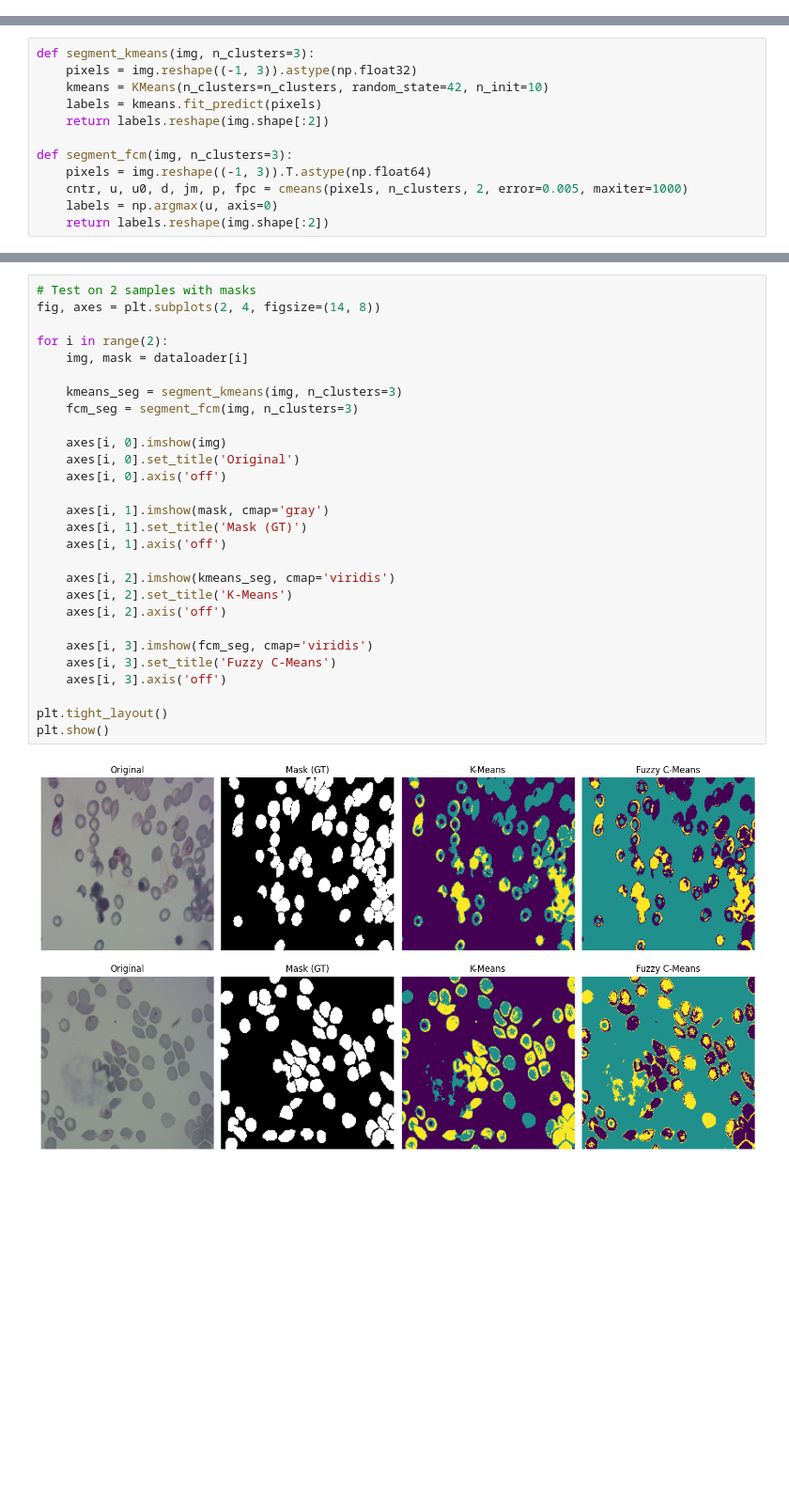
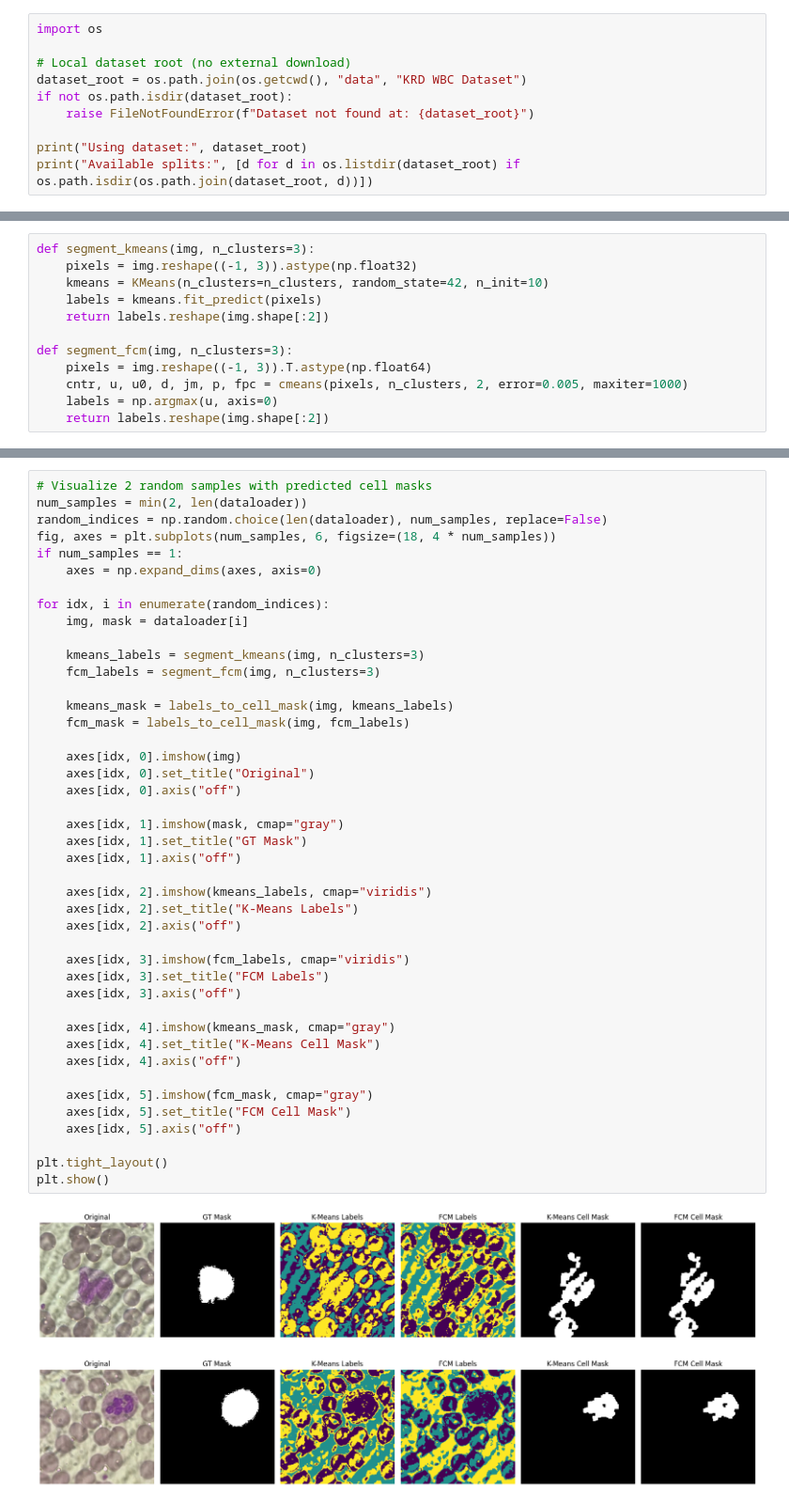
Before and after one commit to AshutoshKumar1007/DLMI_assignments, a Jupyter notebook: problem2.ipynb, the cells around one changed output, grey strips where cells are left out. Shown at 94% size. Drawn from its saved outputs; the diff is of its cells as text; blank space fills up the shorter version.

```diff
--- a/problem2.ipynb
+++ b/problem2.ipynb
@@ -5,3 +5,13 @@ import matplotlib.pyplot as plt
 from sklearn.cluster import KMeans
 from skfuzzy import cmeans
 import glob
+# %%
+import os
+
+# Local dataset root (no external download)
+dataset_root = os.path.join(os.getcwd(), "data", "KRD WBC Dataset")
+if not os.path.isdir(dataset_root):
+    raise FileNotFoundError(f"Dataset not found at: {dataset_root}")
+
+print("Using dataset:", dataset_root)
+print("Available splits:", [d for d in os.listdir(dataset_root) if os.path.isdir(os.path.join(dataset_root, d))])
@@ -82,32 +178,47 @@ def calculate_boundary_metrics(boundary_gt, boundary_pred):
     }
 # %%
-# Test on 2 samples with masks
-fig, axes = plt.subplots(2, 4, figsize=(14, 8))
+# Visualize 2 random samples with predicted cell masks
+num_samples = min(2, len(dataloader))
+random_indices = np.random.choice(len(dataloader), num_samples, replace=False)
+fig, axes = plt.subplots(num_samples, 6, figsize=(18, 4 * num_samples))
+if num_samples == 1:
+    axes = np.expand_dims(axes, axis=0)
 
-for i in range(2):
+for idx, i in enumerate(random_indices):
     img, mask = dataloader[i]
 
-    kmeans_seg = segment_kmeans(img, n_clusters=3)
-    fcm_seg = segment_fcm(img, n_clusters=3)
+    kmeans_labels = segment_kmeans(img, n_clusters=3)
+    fcm_labels = segment_fcm(img, n_clusters=3)
 
-    axes[i, 0].imshow(img)
-    axes[i, 0].set_title('Original')
-    axes[i, 0].axis('off')
+    kmeans_mask = labels_to_cell_mask(img, kmeans_labels)
+    fcm_mask = labels_to_cell_mask(img, fcm_labels)
 
-    axes[i, 1].imshow(mask, cmap='gray')
-    axes[i, 1].set_title('Mask (GT)')
-    axes[i, 1].axis('off')
+    axes[idx, 0].imshow(img)
+    axes[idx, 0].set_title("Original")
+    axes[idx, 0].axis("off")
 
-    axes[i, 2].imshow(kmeans_seg, cmap='viridis')
-    axes[i, 2].set_title('K-Means')
-    axes[i, 2].axis('off')
+    axes[idx, 1].imshow(mask, cmap="gray")
+    axes[idx, 1].set_title("GT Mask")
+    axes[idx, 1].axis("off")
 
-    axes[i, 3].imshow(fcm_seg, cmap='viridis')
-    axes[i, 3].set_title('Fuzzy C-Means')
-    axes[i, 3].axis('off')
+    axes[idx, 2].imshow(kmeans_labels, cmap="viridis")
+    axes[idx, 2].set_title("K-Means Labels")
+    axes[idx, 2].axis("off")
+
+    axes[idx, 3].imshow(fcm_labels, cmap="viridis")
+    axes[idx, 3].set_title("FCM Labels")
+    axes[idx, 3].axis("off")
+
+    axes[idx, 4].imshow(kmeans_mask, cmap="gray")
+    axes[idx, 4].set_title("K-Means Cell Mask")
+    axes[idx, 4].axis("off")
+
+    axes[idx, 5].imshow(fcm_mask, cmap="gray")
+    axes[idx, 5].set_title("FCM Cell Mask")
+    axes[idx, 5].axis("off")
 
 plt.tight_layout()
 plt.show()
 # %% [output]
-[figure, old version]
+[figure, new version]
 # %%
```
Also changed, not shown: parts of 4 cells of this notebook.
